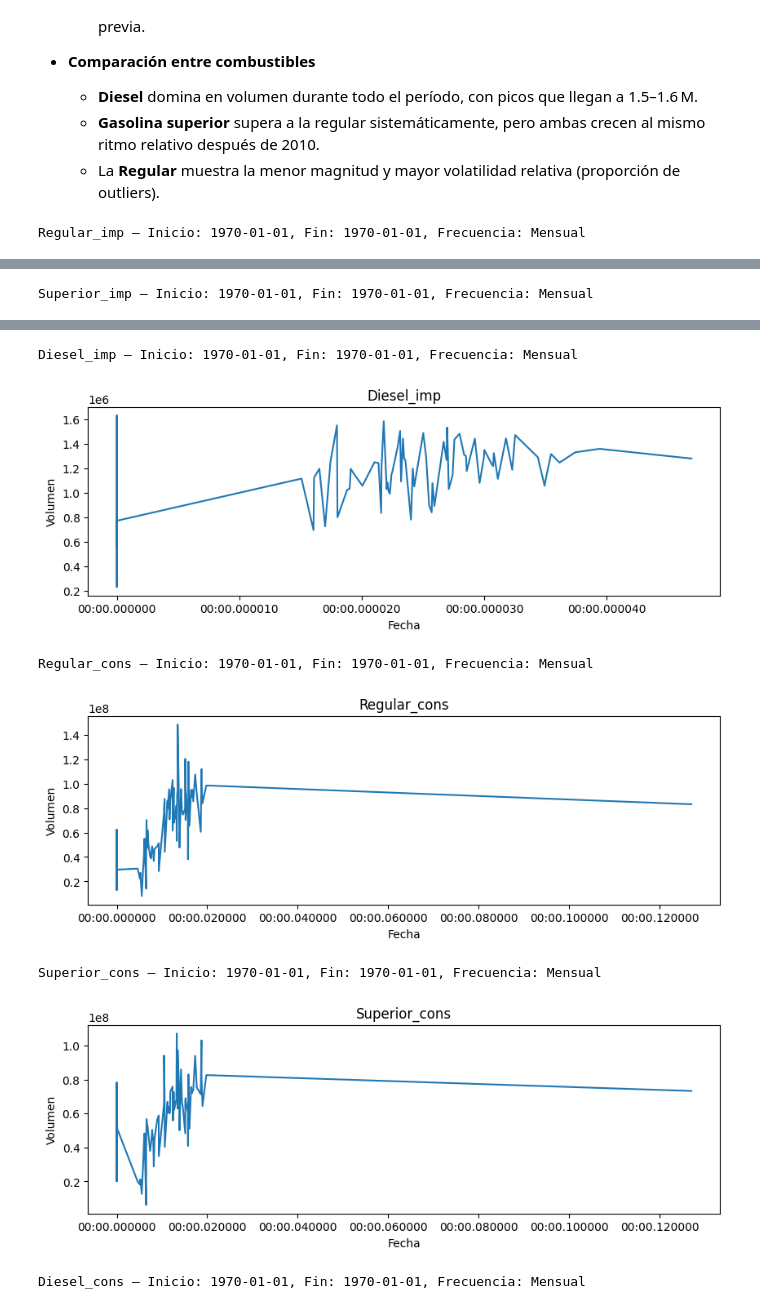
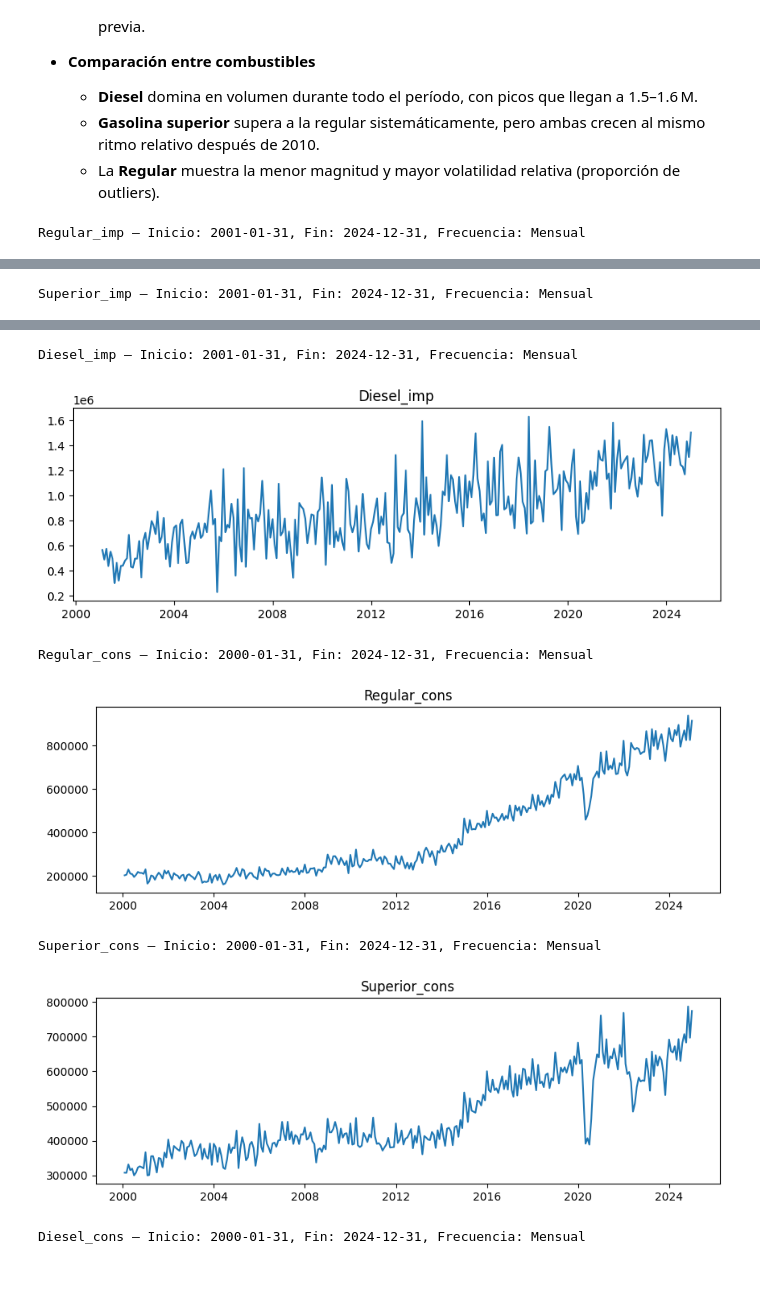
Before and after one commit to Diegoval-Dev/DC-Lab1, a Jupyter notebook: series-de-tiempo.ipynb, the cells around one changed output, grey strips where cells are left out. Cells and saved outputs as stored; diff of their text form; code cells hidden in the pictures; blank space fills up the shorter version.

```diff
--- a/series-de-tiempo.ipynb
+++ b/series-de-tiempo.ipynb
@@ -81,33 +91,35 @@ plt.show()
 # %%
 import matplotlib.pyplot as plt
 
+# Asegurarse de que la columna 'Fecha' exista antes de set_index
 for df_ in (df_imp, df_cons):
+    if 'Fecha' not in df_.columns:
+        df_.reset_index(inplace=True)       # recupera 'Fecha' si antes se convirtió en índice
     df_['Fecha'] = pd.to_datetime(df_['Fecha'], dayfirst=True, errors='coerce')
     df_.dropna(subset=['Fecha'], inplace=True)
     df_.set_index('Fecha', inplace=True)
     df_.sort_index(inplace=True)
 
-df_imp['Diesel'] = df_imp[['Diesel bajo azufre','Diesel ultra bajo azufre','Diesel alto azufre']].sum(axis=1)
+# Crear columna Diesel
+df_imp['Diesel']  = df_imp[['Diesel bajo azufre','Diesel ultra bajo azufre','Diesel alto azufre']].sum(axis=1)
 df_cons['Diesel'] = df_cons[['Diesel bajo azufre','Diesel ultra bajo azufre']].sum(axis=1)
 
+# Definir y graficar las seis series univariantes
 series = {
-    'Regular_imp':  df_imp['Gasolina regular'],
-    'Superior_imp': df_imp['Gasolina superior'],
-    'Diesel_imp':   df_imp['Diesel'],
-    'Regular_cons': df_cons['Gasolina regular'],
-    'Superior_cons':df_cons['Gasolina superior'],
-    'Diesel_cons':  df_cons['Diesel']
+    'Regular_imp':   df_imp['Gasolina regular'].resample('M').mean(),
+    'Superior_imp':  df_imp['Gasolina superior'].resample('M').mean(),
+    'Diesel_imp':    df_imp['Diesel'].resample('M').mean(),
+    'Regular_cons':  df_cons['Gasolina regular'].resample('M').mean(),
+    'Superior_cons': df_cons['Gasolina superior'].resample('M').mean(),
+    'Diesel_cons':   df_cons['Diesel'].resample('M').mean()
 }
 
-for name, s in series.items():
-    s = s.dropna()
-    inicio, fin = s.index.min().date(), s.index.max().date()
-    print(f"{name} — Inicio: {inicio}, Fin: {fin}, Frecuencia: Mensual")
+for name, ts in series.items():
+    ts = ts.dropna()
+    print(f"{name} — Inicio: {ts.index.min().date()}, Fin: {ts.index.max().date()}, Frecuencia: Mensual")
     plt.figure(figsize=(10,3))
-    plt.plot(s)
+    plt.plot(ts)
     plt.title(name)
-    plt.xlabel('Fecha')
-    plt.ylabel('Volumen')
     plt.show()
 # %% [output]
-Regular_imp — Inicio: 1970-01-01, Fin: 1970-01-01, Frecuencia: Mensual
+Regular_imp — Inicio: 2001-01-31, Fin: 2024-12-31, Frecuencia: Mensual
@@ -115 +127 @@ Regular_imp — Inicio: 1970-01-01, Fin: 1970-01-01, Frecuencia: Mensual
-Superior_imp — Inicio: 1970-01-01, Fin: 1970-01-01, Frecuencia: Mensual
+Superior_imp — Inicio: 2001-01-31, Fin: 2024-12-31, Frecuencia: Mensual
@@ -117,7 +129,7 @@ Superior_imp — Inicio: 1970-01-01, Fin: 1970-01-01, Frecuencia: Mensual
-Diesel_imp — Inicio: 1970-01-01, Fin: 1970-01-01, Frecuencia: Mensual
+Diesel_imp — Inicio: 2001-01-31, Fin: 2024-12-31, Frecuencia: Mensual
-[figure, old version]
+[figure, new version]
-Regular_cons — Inicio: 1970-01-01, Fin: 1970-01-01, Frecuencia: Mensual
+Regular_cons — Inicio: 2000-01-31, Fin: 2024-12-31, Frecuencia: Mensual
-[figure, old version]
+[figure, new version]
-Superior_cons — Inicio: 1970-01-01, Fin: 1970-01-01, Frecuencia: Mensual
+Superior_cons — Inicio: 2000-01-31, Fin: 2024-12-31, Frecuencia: Mensual
-[figure, old version]
+[figure, new version]
-Diesel_cons — Inicio: 1970-01-01, Fin: 1970-01-01, Frecuencia: Mensual
+Diesel_cons — Inicio: 2000-01-31, Fin: 2024-12-31, Frecuencia: Mensual
```
Also changed, not shown: parts of 2 cells of this notebook.
